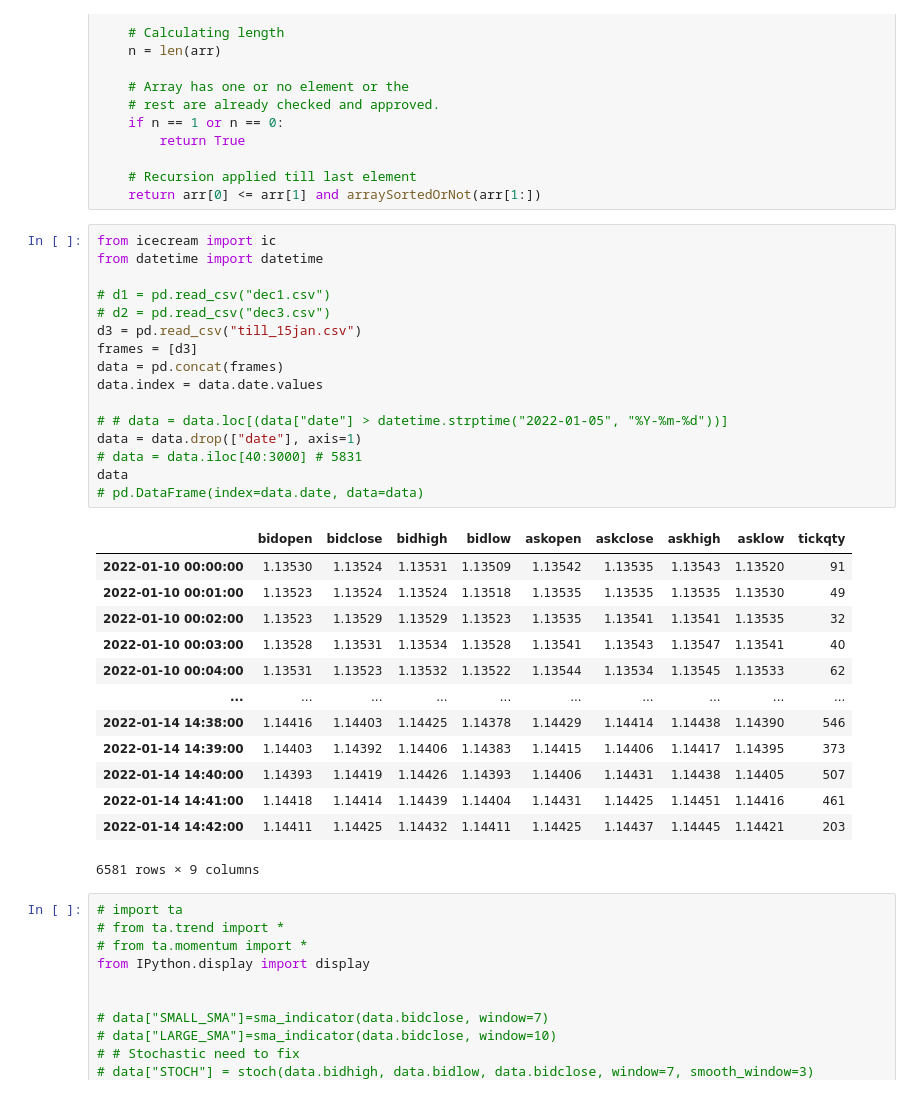
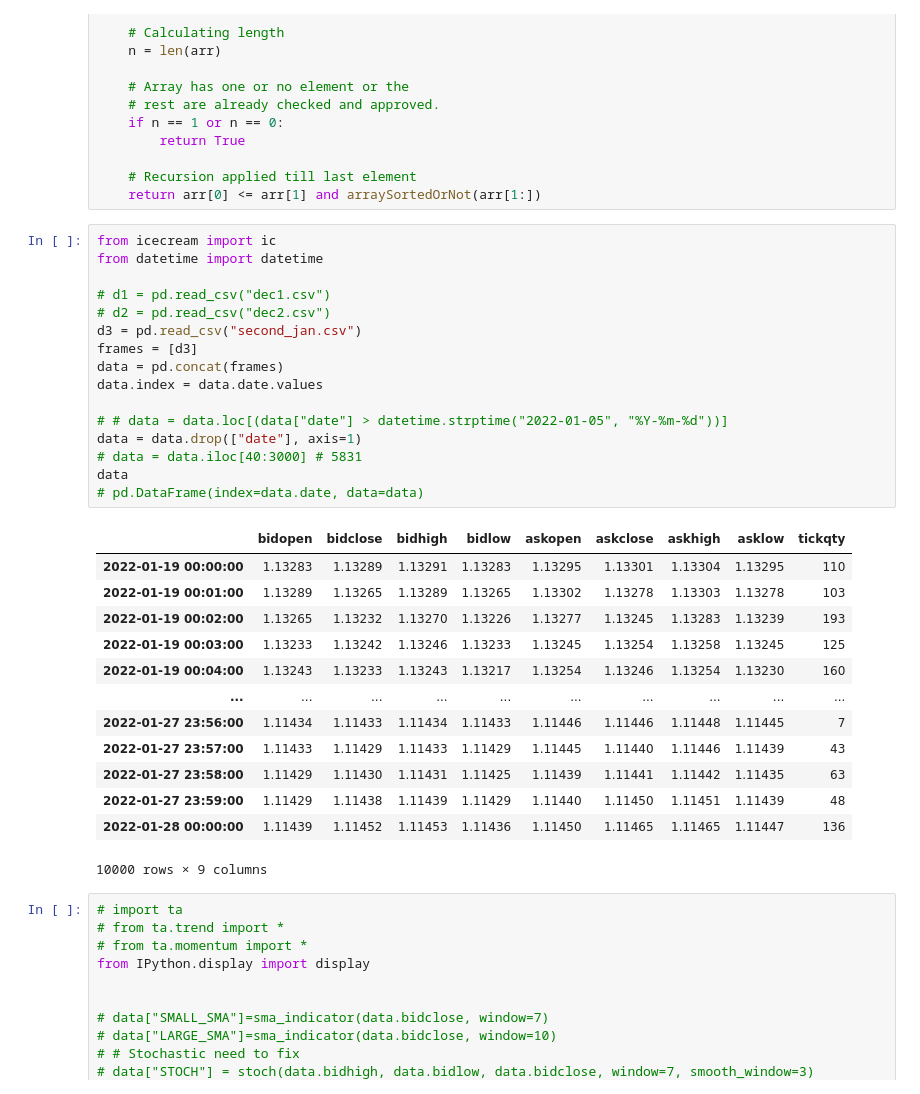
Before and after one commit to sonupal129/affinity, a Jupyter notebook: algo_test.ipynb, the cells around one changed output. Drawn from its saved outputs; the diff is of its cells as text.

```diff
--- a/algo_test.ipynb
+++ b/algo_test.ipynb
@@ -43,33 +53,33 @@ def arraySortedOrNot(arr):
 # %%
 from icecream import ic
 from datetime import datetime
 
 # d1 = pd.read_csv("dec1.csv")
-# d2 = pd.read_csv("dec3.csv")
-d3 = pd.read_csv("till_15jan.csv")
+# d2 = pd.read_csv("dec2.csv")
+d3 = pd.read_csv("second_jan.csv")
 frames = [d3]
 data = pd.concat(frames)
 data.index = data.date.values
 
 # # data = data.loc[(data["date"] > datetime.strptime("2022-01-05", "%Y-%m-%d"))]
 data = data.drop(["date"], axis=1)
 # data = data.iloc[40:3000] # 5831
 data
 # pd.DataFrame(index=data.date, data=data)
 # %% [output]
 |  | bidopen | bidclose | bidhigh | bidlow | askopen | askclose | askhigh | asklow | tickqty |
-| 2022-01-10 00:00:00 | 1.13530 | 1.13524 | 1.13531 | 1.13509 | 1.13542 | 1.13535 | 1.13543 | 1.13520 | 91 |
-| 2022-01-10 00:01:00 | 1.13523 | 1.13524 | 1.13524 | 1.13518 | 1.13535 | 1.13535 | 1.13535 | 1.13530 | 49 |
-| 2022-01-10 00:02:00 | 1.13523 | 1.13529 | 1.13529 | 1.13523 | 1.13535 | 1.13541 | 1.13541 | 1.13535 | 32 |
-| 2022-01-10 00:03:00 | 1.13528 | 1.13531 | 1.13534 | 1.13528 | 1.13541 | 1.13543 | 1.13547 | 1.13541 | 40 |
-| 2022-01-10 00:04:00 | 1.13531 | 1.13523 | 1.13532 | 1.13522 | 1.13544 | 1.13534 | 1.13545 | 1.13533 | 62 |
+| 2022-01-19 00:00:00 | 1.13283 | 1.13289 | 1.13291 | 1.13283 | 1.13295 | 1.13301 | 1.13304 | 1.13295 | 110 |
+| 2022-01-19 00:01:00 | 1.13289 | 1.13265 | 1.13289 | 1.13265 | 1.13302 | 1.13278 | 1.13303 | 1.13278 | 103 |
+| 2022-01-19 00:02:00 | 1.13265 | 1.13232 | 1.13270 | 1.13226 | 1.13277 | 1.13245 | 1.13283 | 1.13239 | 193 |
+| 2022-01-19 00:03:00 | 1.13233 | 1.13242 | 1.13246 | 1.13233 | 1.13245 | 1.13254 | 1.13258 | 1.13245 | 125 |
+| 2022-01-19 00:04:00 | 1.13243 | 1.13233 | 1.13243 | 1.13217 | 1.13254 | 1.13246 | 1.13254 | 1.13230 | 160 |
 | ... | ... | ... | ... | ... | ... | ... | ... | ... | ... |
-| 2022-01-14 14:38:00 | 1.14416 | 1.14403 | 1.14425 | 1.14378 | 1.14429 | 1.14414 | 1.14438 | 1.14390 | 546 |
-| 2022-01-14 14:39:00 | 1.14403 | 1.14392 | 1.14406 | 1.14383 | 1.14415 | 1.14406 | 1.14417 | 1.14395 | 373 |
-| 2022-01-14 14:40:00 | 1.14393 | 1.14419 | 1.14426 | 1.14393 | 1.14406 | 1.14431 | 1.14438 | 1.14405 | 507 |
-| 2022-01-14 14:41:00 | 1.14418 | 1.14414 | 1.14439 | 1.14404 | 1.14431 | 1.14425 | 1.14451 | 1.14416 | 461 |
-| 2022-01-14 14:42:00 | 1.14411 | 1.14425 | 1.14432 | 1.14411 | 1.14425 | 1.14437 | 1.14445 | 1.14421 | 203 |
+| 2022-01-27 23:56:00 | 1.11434 | 1.11433 | 1.11434 | 1.11433 | 1.11446 | 1.11446 | 1.11448 | 1.11445 | 7 |
+| 2022-01-27 23:57:00 | 1.11433 | 1.11429 | 1.11433 | 1.11429 | 1.11445 | 1.11440 | 1.11446 | 1.11439 | 43 |
+| 2022-01-27 23:58:00 | 1.11429 | 1.11430 | 1.11431 | 1.11425 | 1.11439 | 1.11441 | 1.11442 | 1.11435 | 63 |
+| 2022-01-27 23:59:00 | 1.11429 | 1.11438 | 1.11439 | 1.11429 | 1.11440 | 1.11450 | 1.11451 | 1.11439 | 48 |
+| 2022-01-28 00:00:00 | 1.11439 | 1.11452 | 1.11453 | 1.11436 | 1.11450 | 1.11465 | 1.11465 | 1.11447 | 136 |
-6581 rows × 9 columns
+10000 rows × 9 columns
 # %%
 # import ta
 # from ta.trend import *
```
Also changed, not shown: parts of 10 cells of this notebook, 6 other files.
